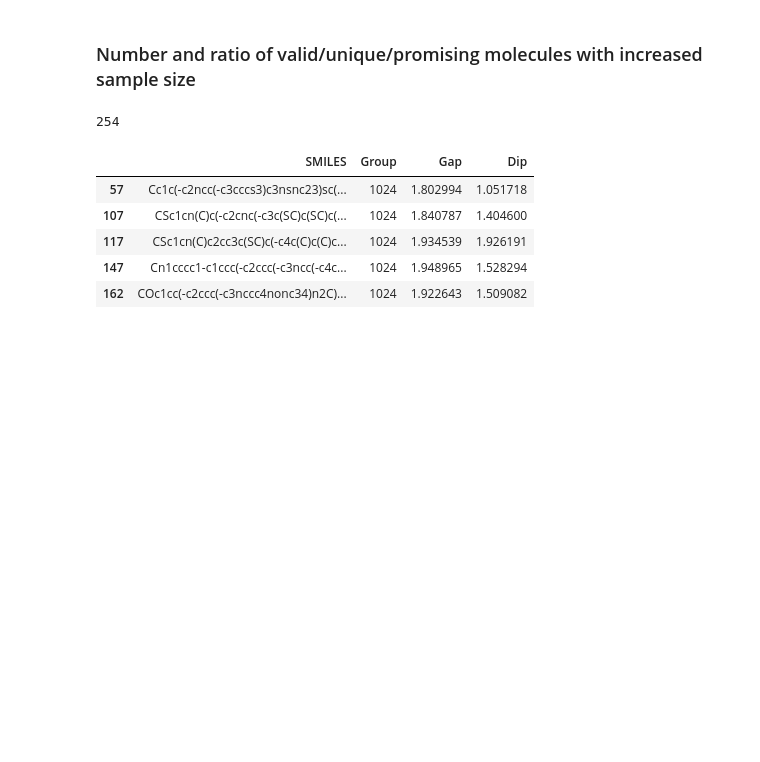
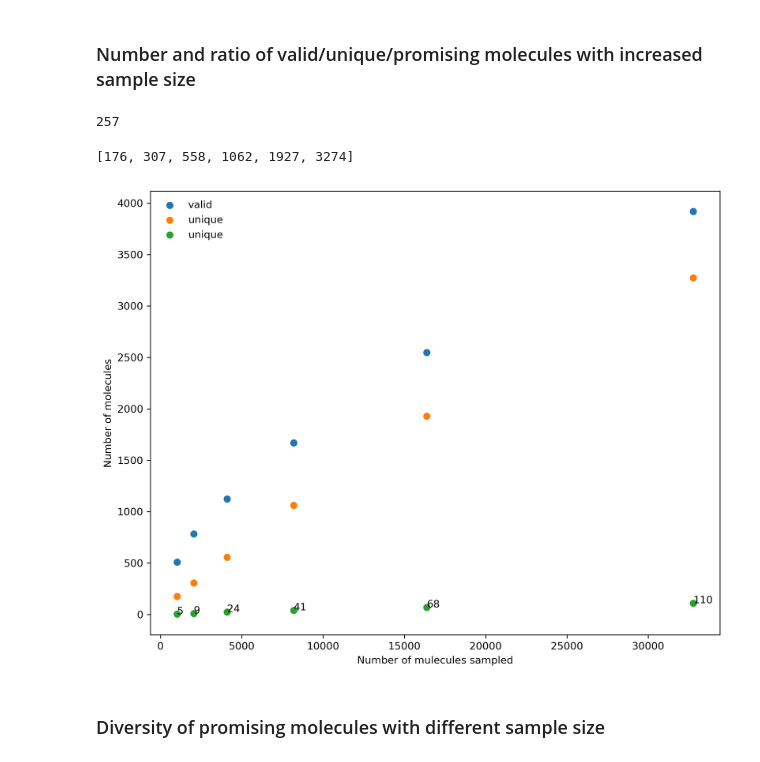
Before and after one commit to qyuan7/db_analysis, a Jupyter notebook: DA_DB_cluster_analysis.ipynb, the cells around one changed output. Drawn from its saved outputs; the diff is of its cells as text; code cells hidden in the pictures; blank space fills up the shorter version.

Commit message:
modified function for plotting num of molecules with different sample size

```diff
--- a/DA_DB_cluster_analysis.ipynb
+++ b/DA_DB_cluster_analysis.ipynb
@@ -17,3 +19,6 @@ from sklearn.metrics import mean_squared_error
+# %%
+plot.rcParams['figure.figsize'] = (10,8)
+plot.rcParams['figure.dpi'] = 300
 # %%
 import sqlite3
 conn = sqlite3.connect('solar.db')
@@ -269,18 +274,36 @@ for i in [1024, 2048, 4096, 8192, 16384, 32768]:
     valid_nums.append(len(valid_df))
 # %%
 unique_nums, promising_nums = [], []
-unique_sampled = pd.read_csv('unique_sampled_smiles.csv')
+unique_sampled = pd.read_csv('unique_sampled_smiles_corr.csv')
 unique_nums = unique_sampled['Group'].value_counts().tolist()[::-1]
-promising = unique_sampled[(unique_sampled['Gap'] <= 2) & (unique_sampled['Dip'] <= 2)]
-len(promising)
+promising = unique_sampled[(unique_sampled['Gaps'] <= 2) & (unique_sampled['Dips'] <= 2)]
+result_uni = promising.drop_duplicates(subset='SMILES')
+result_uni.to_csv('Generated_donor_acceptors_corrected.csv', index=False)
 # %% [output]
-254
+257
-# %%
-promising.head()
-# %% [output]
-|  | SMILES | Group | Gap | Dip |
-| 57 | Cc1c(-c2ncc(-c3cccs3)c3nsnc23)sc(... | 1024 | 1.802994 | 1.051718 |
-| 107 | CSc1cn(C)c(-c2cnc(-c3c(SC)c(SC)c(... | 1024 | 1.840787 | 1.404600 |
-| 117 | CSc1cn(C)c2cc3c(SC)c(-c4c(C)c(C)c... | 1024 | 1.934539 | 1.926191 |
-| 147 | Cn1cccc1-c1ccc(-c2ccc(-c3ncc(-c4c... | 1024 | 1.948965 | 1.528294 |
-| 162 | COc1cc(-c2ccc(-c3nccc4nonc34)n2C)... | 1024 | 1.922643 | 1.509082 |
+# %%
+promising_smi_list = []
+for i in [1024, 2048, 4096, 8192, 16384, 32768]:
+    tmp_lst = promising.loc[promising['Group'] == i].SMILES.tolist()
+    promising_smi_list.extend([tmp_lst])
+# %%
+promising_counts = [len(i) for i in promising_smi_list]
+# %%
+unique_nums
+# %% [output]
+[176, 307, 558, 1062, 1927, 3274]
+# %%
+fig, ax = plot.subplots()
+ax.scatter([1024, 2048, 4096, 8192, 16384, 32768], valid_nums, label='valid')
+ax.scatter([1024, 2048, 4096, 8192, 16384, 32768], unique_nums, label='unique')
+ax.scatter([1024, 2048, 4096, 8192, 16384, 32768], promising_counts, label='unique')
+ax.legend(loc='best',frameon=False)
+for i, txt in enumerate(promising_counts):
+    ax.annotate(txt, ([1024, 2048, 4096, 8192, 16384, 32768][i],promising_counts[i]))
+ax.set_xlabel('Number of mulecules sampled')
+ax.set_ylabel('Number of molecules')
+plot.show()
+# %% [output]
+[figure, added]
+# %% [markdown]
+### Diversity of promising molecules with different sample size
```
Also changed, not shown: parts of 4 cells of this notebook.
